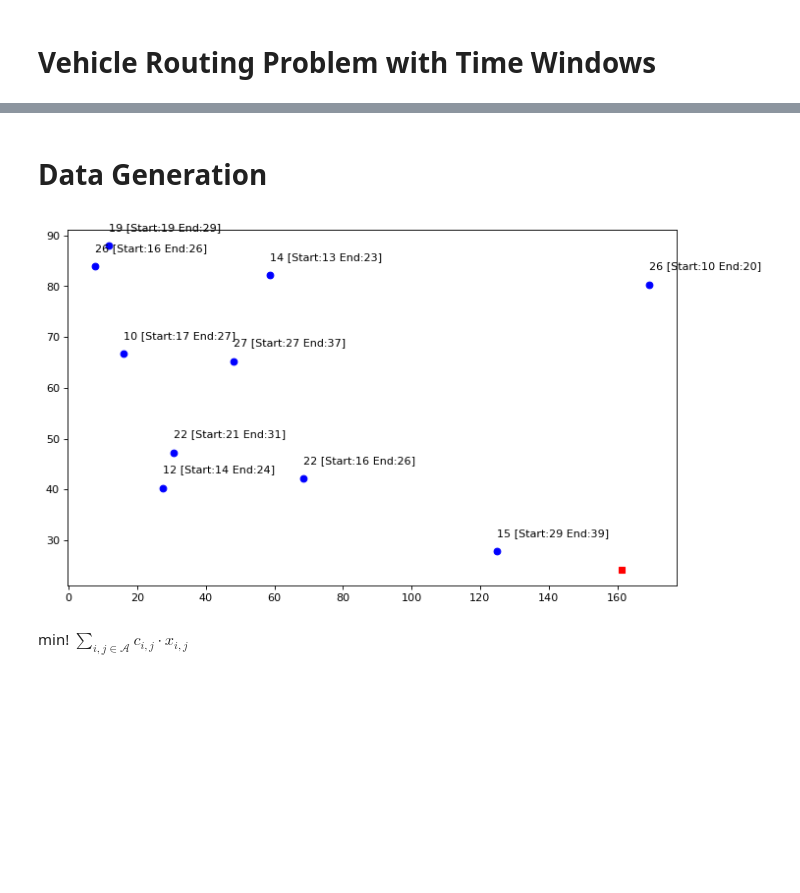
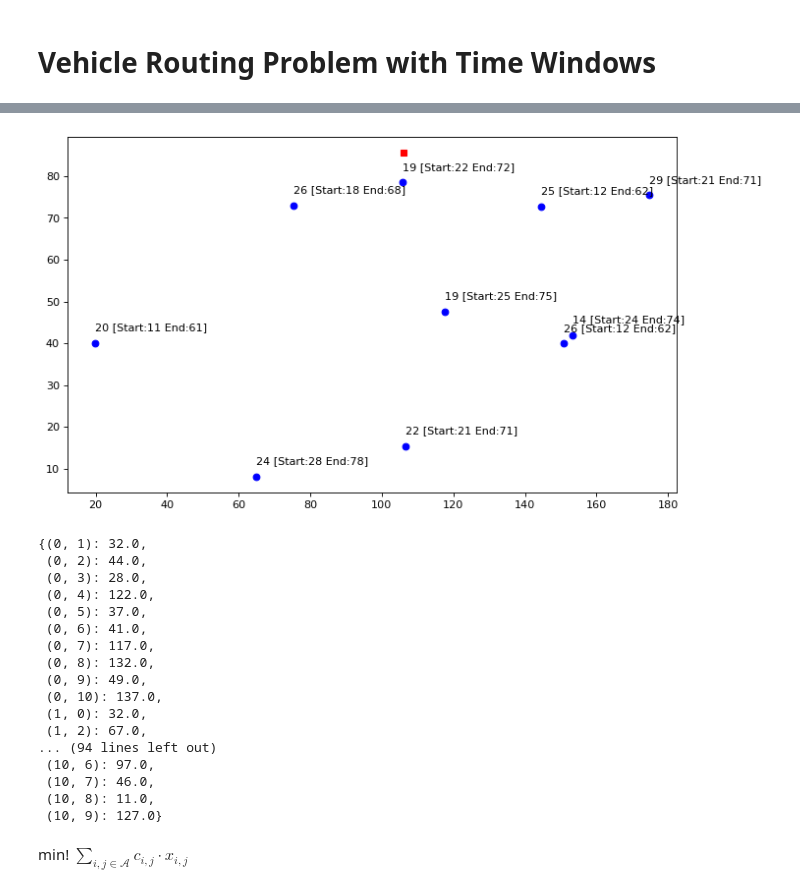
Before and after one commit to EduKru/An-Optimization-Portfolio-Decision-Science, a Jupyter notebook: VRP/VRPTW.ipynb, the cells around one changed output, grey strips where cells are left out. Saved outputs shown, nothing was run; the diff lists cells and outputs as text; code cells hidden in the pictures; blank space fills up the shorter version.

```diff
--- a/VRP/VRPTW.ipynb
+++ b/VRP/VRPTW.ipynb
@@ -7,35 +3,60 @@ import matplotlib.pyplot as plt
 # %% [markdown]
 ![image.png](attachment:image.png)
-# %% [markdown]
-# Data Generation
 # %%
+import gurobipy
+import numpy as np
+import matplotlib.pyplot as plt
+import pandas as pd
+
+# Data Generation
+
 #Input Data
 rnd = np.random
 n = 10
 xc = rnd.rand(n+1)*200
 yc = rnd.rand(n+1)*100
 N = [i for i in range(1,n+1)]
 V = [0] + N
 A = [(i,j) for i in V for j in V if i != j]
 c = {(i,j): np.hypot(xc[i]-xc[j], yc[i]-yc[j]) for i,j in A}
 Q = 50
 q = {i: rnd.randint(10,30) for i in N}
 
 
 #Extension of the VRP for VRPTW
 a = {i: rnd.randint(10,30) for i in V}
-b = {i: a[i] + 10 for i in V}
-t = {(i,j): np.hypot(xc[i]-xc[j], yc[i]-yc[j]) for i,j in A}
+b = {i: a[i] + 50 for i in V}
+t = {(i,j): round(np.hypot(xc[i]-xc[j], yc[i]-yc[j]),0) for i,j in A}
 
 plt.figure(figsize=(10, 6), dpi=80)
 plt.plot(xc[0], yc[0], c='r', marker='s')
 plt.scatter(xc[1:], yc[1:], c = 'b')
 
 # +1 because first node is depot
 for i, txt in enumerate(q):
     plt.annotate(f"{q[txt]} [Start:{a[i]} End:{b[i]}]" , (xc[i+1], yc[i+1]+3))
 # %% [output]
-[figure, old version]
+[figure, new version]
+# %%
+t
+# %% [output]
+{(0, 1): 32.0,
+ (0, 2): 44.0,
+ (0, 3): 28.0,
+ (0, 4): 122.0,
+ (0, 5): 37.0,
+ (0, 6): 41.0,
+ (0, 7): 117.0,
+ (0, 8): 132.0,
+ (0, 9): 49.0,
+ (0, 10): 137.0,
+ (1, 0): 32.0,
+ (1, 2): 67.0,
+... (94 lines left out)
+ (10, 6): 97.0,
+ (10, 7): 46.0,
+ (10, 8): 11.0,
+ (10, 9): 127.0}
 # %% [markdown]
 min! $\sum_{i,j \in \mathcal{A}}  c_{i,j} \cdot x_{i,j}$
 # %% [markdown]
```
Also changed, not shown: parts of 8 cells of this notebook, 1 other file.
